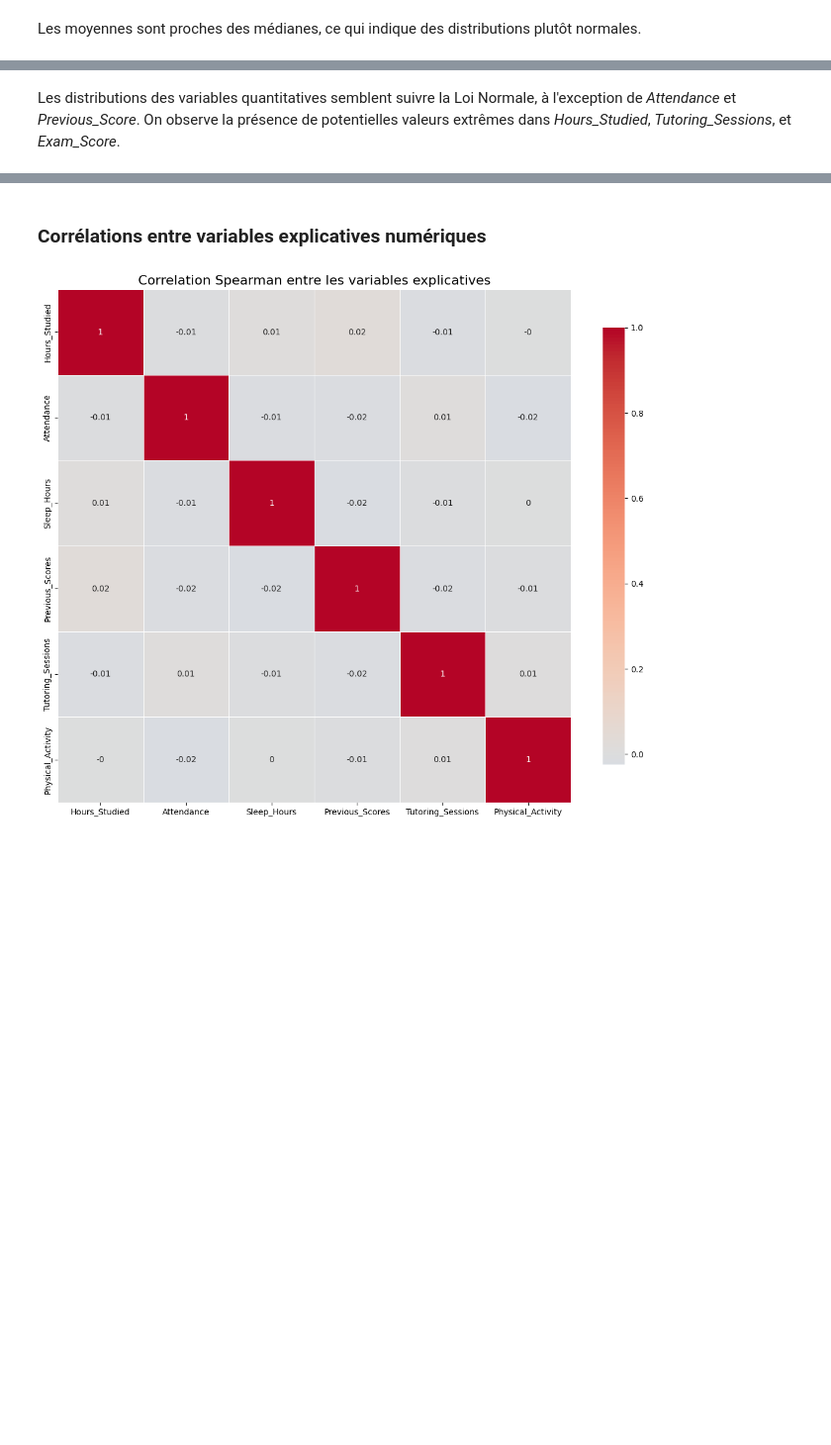
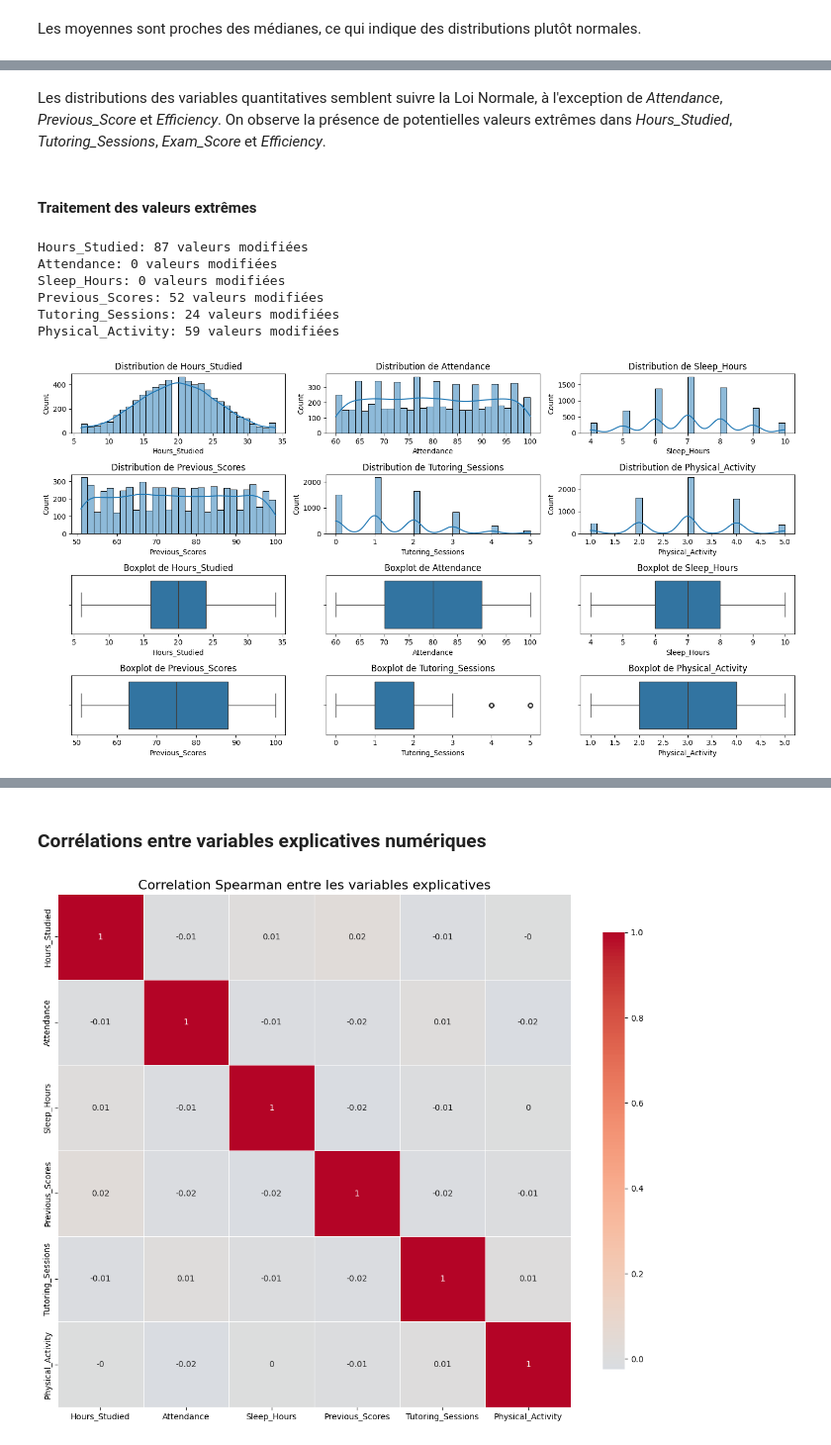
Before and after one commit to Isahrv/projet_svm, a Jupyter notebook: code.ipynb, the cells around one changed output, grey strips where cells are left out. Shown at 99% size. Cells and saved outputs as stored; diff of their text form; code cells hidden in the pictures; blank space fills up the shorter version.

```diff
--- a/code.ipynb
+++ b/code.ipynb
@@ -185,4 +380,80 @@ plt.show()
 # %% [markdown]
-Les distributions des variables quantitatives semblent suivre la Loi Normale, à l'exception de *Attendance* et *Previous_Score*.
-On observe la présence de potentielles valeurs extrêmes dans *Hours_Studied*, *Tutoring_Sessions*, et *Exam_Score*.
+Les distributions des variables quantitatives semblent suivre la Loi Normale, à l'exception de *Attendance*, *Previous_Score* et *Efficiency*.
+On observe la présence de potentielles valeurs extrêmes dans *Hours_Studied*, *Tutoring_Sessions*, *Exam_Score* et *Efficiency*.
+# %% [markdown]
+#### Traitement des valeurs extrêmes
+# %%
+num_cols = df_train.select_dtypes(include=["int64", "float64"]).columns
+quantiles = {}
+
+# calcul uniquement sur les variables numériques
+for col in num_cols:
+    low = df_train[col].quantile(0.01)
+    high = df_train[col].quantile(0.99)
+    quantiles[col] = (low, high)
+    n_changed = ((df_train[col] < quantiles[col][0]) |
+                 (df_train[col] > quantiles[col][1])).sum()
+
+    print(f"{col}: {n_changed} valeurs modifiées")
+
+def apply_winsorization(df, quantiles):
+    df = df.copy()
+    for col, (low, high) in quantiles.items():
+        df[col] = df[col].clip(low, high)
+    return df
+
+# Application de la winsorization sur les jeux d'entraînement et de test
+df_train = apply_winsorization(df_train, quantiles)
+df_test  = apply_winsorization(df_test, quantiles)
+
+# Reconstruction du df complet après nettoyage des valeurs extrêmes
+df = pd.concat([df_train, df_test], axis=0, ignore_index=True)
+# %% [output]
+Hours_Studied: 87 valeurs modifiées
+Attendance: 0 valeurs modifiées
+Sleep_Hours: 0 valeurs modifiées
+Previous_Scores: 52 valeurs modifiées
+Tutoring_Sessions: 24 valeurs modifiées
+Physical_Activity: 59 valeurs modifiées
+# %%
+# Histogrammes et Boxplots après traitements des outliers
+
+#num_cols = df.select_dtypes(include=[np.number]).columns
+n_vars = len(num_cols)
+n_cols = 3
+n_rows = math.ceil(n_vars / n_cols)
+
+fig, axes = plt.subplots(
+    2 * n_rows,
+    n_cols,
+    figsize=(5 * n_cols, 4 * n_rows),
+    squeeze=False
+)
+
+for i, col in enumerate(num_cols):
+    # Indices de ligne / colonne
+    row = i // n_cols
+    col_idx = i % n_cols
+
+    # Histogramme
+    ax_hist = axes[row, col_idx]
+    sns.histplot(df[col], bins=30, kde=True, ax=ax_hist)
+    ax_hist.set_title(f"Distribution de {col}")
+
+    # Boxplot
+    ax_box = axes[row + n_rows, col_idx]
+    sns.boxplot(x=df[col], ax=ax_box)
+    ax_box.set_title(f"Boxplot de {col}")
+
+# Masque les axes vides
+for j in range(n_vars, n_rows * n_cols):
+    r = j // n_cols
+    c = j % n_cols
+    axes[r, c].axis("off")
+    axes[r + n_rows, c].axis("off")
+
+plt.tight_layout()
+plt.show()
+# %% [output]
+[figure, added]
 # %% [markdown]
```
Also changed, not shown: parts of 40 cells of this notebook, 3 other files.
